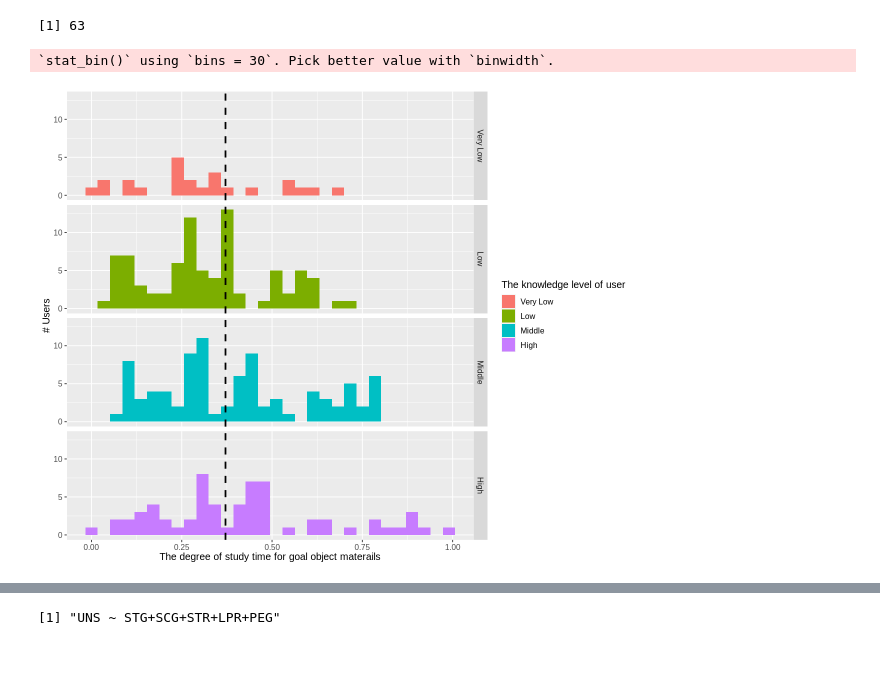
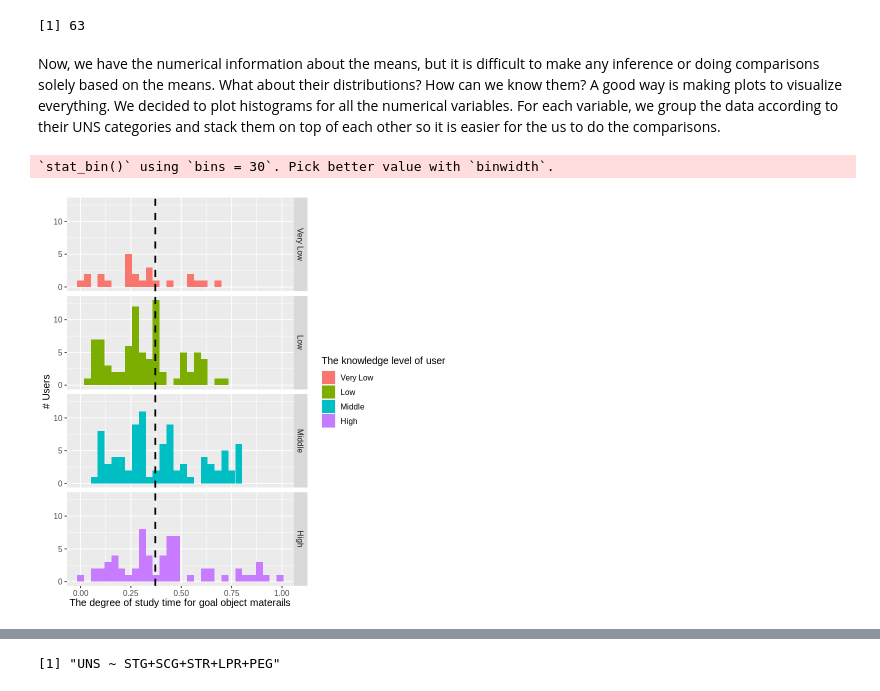
Before and after one commit to yingquanw/DSCI100-Project, a Jupyter notebook: project.ipynb, the cells around one changed output, grey strips where cells are left out. Cells and saved outputs as stored; diff of their text form; code cells hidden in the pictures; blank space fills up the shorter version.

```diff
--- a/project.ipynb
+++ b/project.ipynb
@@ -148,6 +168,8 @@ A tibble: 1 × 5
 | <dbl> | <dbl> | <dbl> | <dbl> | <dbl> |
 | 0.4216508 | 0.4231905 | 0.5016667 | 0.5012698 | 0.7725397 |
 [1] 63
+# %% [markdown]
+Now, we have the numerical information about the means, but it is difficult to make any inference or doing comparisons solely based on the means. What about their distributions? How can we know them? A good way is making plots to visualize everything. We decided to plot histograms for all the numerical variables. For each variable, we group the data according to their UNS categories and stack them on top of each other so it is easier for the us to do the comparisons.
 # %%
 # Reordering group factor levels
 user_training$UNS <- factor(user_training$UNS, levels = c("Very Low", "Low", "Middle", "High"))
@@ -155,19 +177,18 @@ user_testing$UNS <- factor(user_testing$UNS, levels = c("Very Low", "Low", "Midd
 # %%
 # For users with different knowledge level, plot the distribution of each category's degree of study time
 # for goal object materails (STG), with the overall mean of STG.
-options(repr.plot.width = 10, repr.plot.height = 8)
 STG_plot <- user_training %>%
     select(STG,UNS) %>%
     ggplot(aes(x = STG, fill = UNS)) +
     geom_histogram() +
     facet_grid(rows = vars(UNS)) +
     geom_vline(xintercept = 0.3711473, linetype = "dashed", size = 1.0) +
     labs(x = "The degree of study time for goal object materails", y = "# Users", fill = "The knowledge level of user") +
     theme(text = element_text(size = 12))
 STG_plot
 # %% [output]
 `stat_bin()` using `bins = 30`. Pick better value with `binwidth`.
-[figure, old version]
+[figure, new version]
 # %%
 # For users with different knowledge level, plot the distribution of each category's degree of
 # repetition number of user for goal object materails (SCG), with the overall mean of SCG.
```
Also changed, not shown: parts of 10 cells of this notebook.
